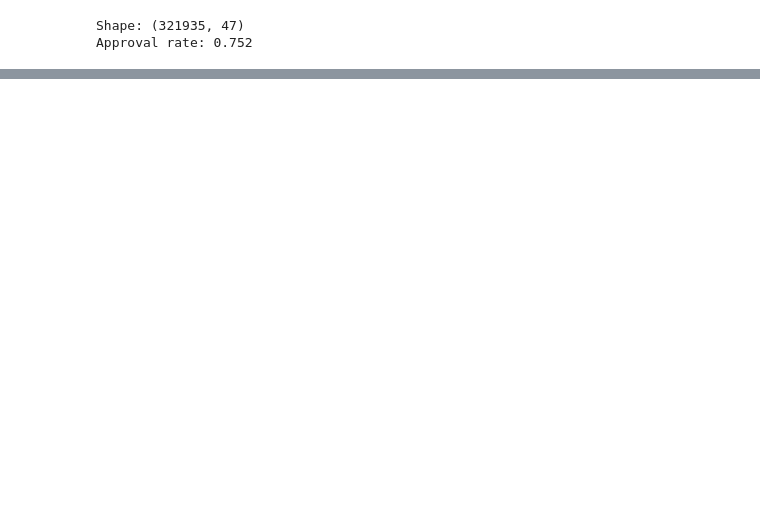
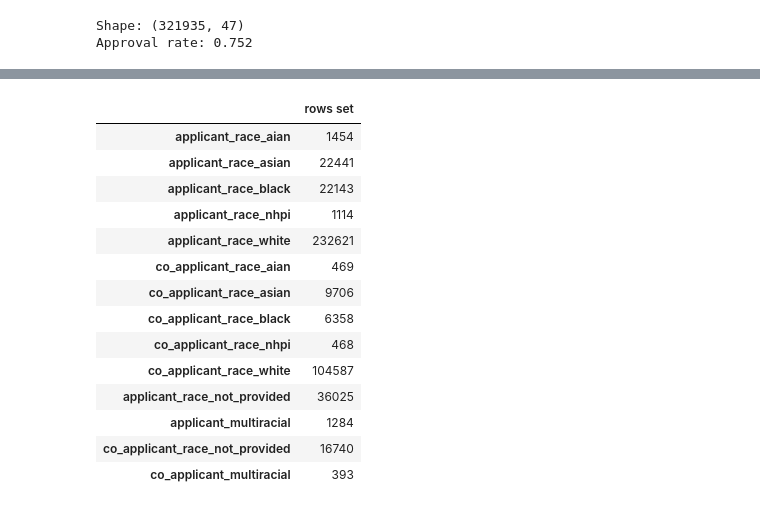
Before and after one commit to Break-Through-Tech/Fair-Lending-1B-mortgage-approval-and-denial-prediction, a Jupyter notebook: notebooks/Feature_Engineering.ipynb, the cells around one changed output, grey strips where cells are left out. Drawn from its saved outputs; the diff is of its cells as text; code cells hidden in the pictures; blank space fills up the shorter version.

```diff
--- a/notebooks/Feature_Engineering.ipynb
+++ b/notebooks/Feature_Engineering.ipynb
@@ -76,0 +77,16 @@ Approval rate: 0.752
+# %%
+KEEP_PROPERTY_TYPES = [1, 2]
+NOT_APPLICABLE_RACE = 7
+
+def filter_scope(frame):
+    before = len(frame)
+    frame = frame[frame['property_type'].isin(KEEP_PROPERTY_TYPES)]
+    print(f'Rows removed for property_type not in {KEEP_PROPERTY_TYPES}: {before - len(frame)}')
+    before = len(frame)
+    frame = frame[frame['applicant_race_1'] != NOT_APPLICABLE_RACE]
+    print(f'Rows removed for applicant_race_1 == {NOT_APPLICABLE_RACE}: {before - len(frame)}')
+    return frame.copy()
+
+df_cleaned = filter_scope(df_cleaned)
+print('Shape:', df_cleaned.shape)
+print(f'Approval rate: {df_cleaned[TARGET].mean():.3f}')
@@ -86 +117,36 @@ Starting shape: (321935, 47)
+# %%
+RACE_NAMES = {1: 'aian', 2: 'asian', 3: 'black', 4: 'nhpi', 5: 'white'}
+RACE_PREFIXES = ['applicant', 'co_applicant']
+RACE_COLS = [f'{p}_race_{n}' for p in RACE_PREFIXES for n in RACE_NAMES.values()]
+RACE_FLAG_COLS = [f'{p}_{f}' for p in RACE_PREFIXES for f in ('race_not_provided', 'multiracial')]
+RACE_INDICATOR_COLS = RACE_COLS + RACE_FLAG_COLS
+
+def add_race_features(frame):
+    out = frame.copy()
+    for prefix in RACE_PREFIXES:
+        listed = out[[f'{prefix}_race_{i}' for i in range(1, 6)]]
+        for code, name in RACE_NAMES.items():
+            out[f'{prefix}_race_{name}'] = (listed == code).any(axis=1).astype(int)
+        out[f'{prefix}_race_not_provided'] = (out[f'{prefix}_race_1'] == 6).astype(int)
+        out[f'{prefix}_multiracial'] = (out[[f'{prefix}_race_{n}' for n in RACE_NAMES.values()]].sum(axis=1) >= 2).astype(int)
+    return out
+
+df = add_race_features(df)
+df[RACE_INDICATOR_COLS].sum().to_frame('rows set')
+# %% [output]
+|  | rows set |
+| applicant_race_aian | 1454 |
+| applicant_race_asian | 22441 |
+| applicant_race_black | 22143 |
+| applicant_race_nhpi | 1114 |
+| applicant_race_white | 232621 |
+| co_applicant_race_aian | 469 |
+| co_applicant_race_asian | 9706 |
+| co_applicant_race_black | 6358 |
+| co_applicant_race_nhpi | 468 |
+| co_applicant_race_white | 104587 |
+| applicant_race_not_provided | 36025 |
+| applicant_multiracial | 1284 |
+| co_applicant_race_not_provided | 16740 |
+| co_applicant_multiracial | 393 |
 # %% [markdown]
```
Also changed, not shown: parts of 37 cells of this notebook, 9 other files.
